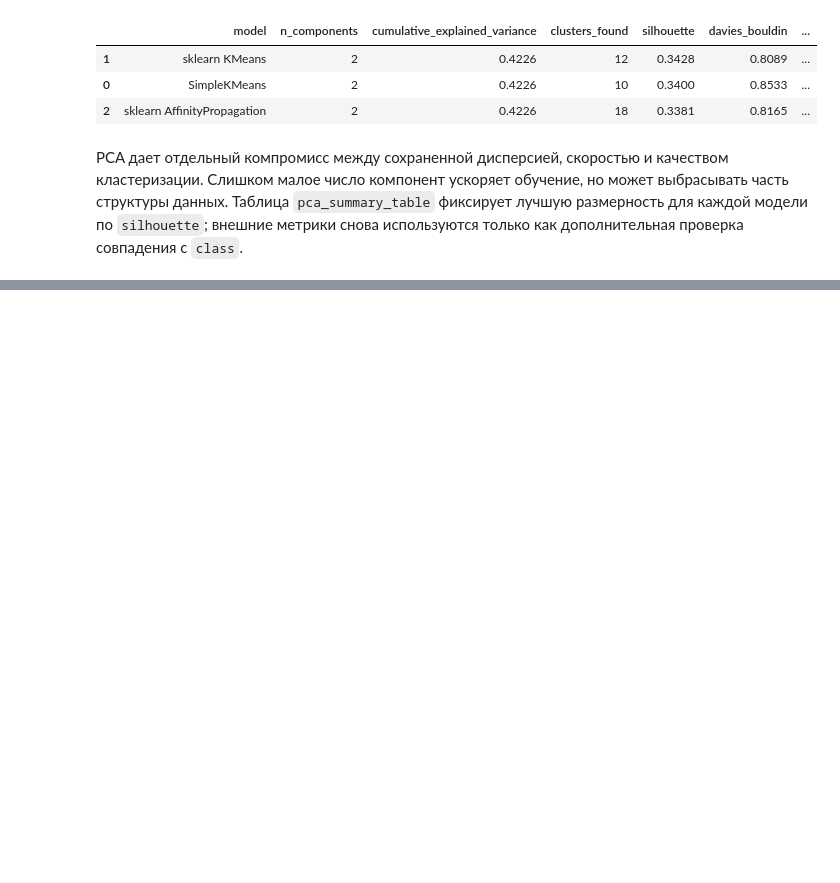
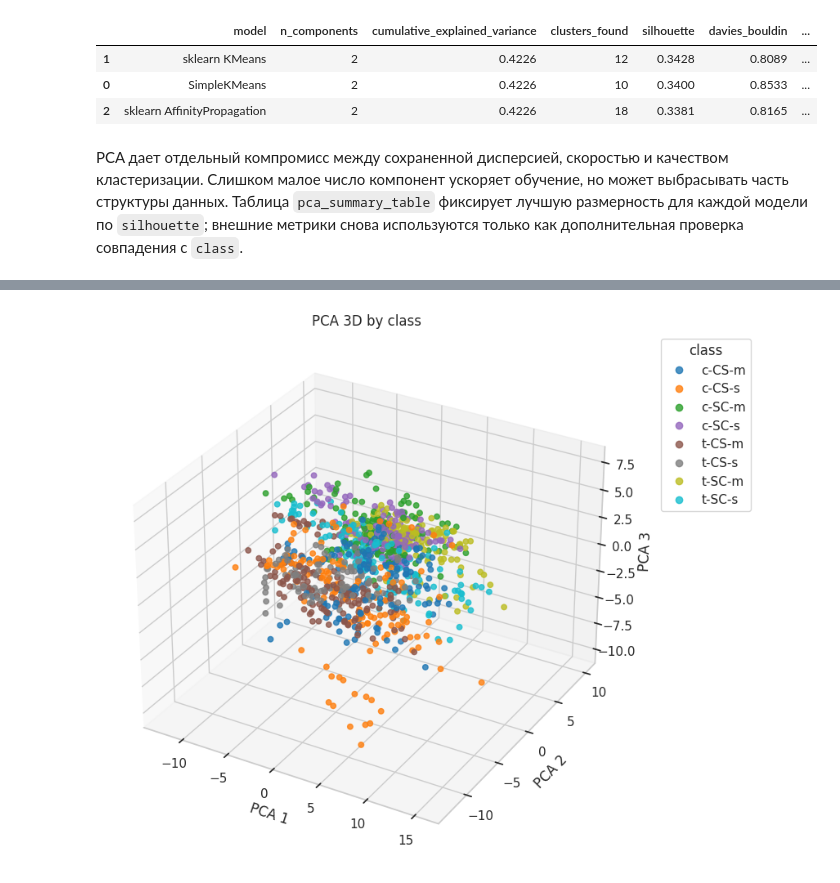
Before and after one commit to homka122/HomkaML, a Jupyter notebook: 1HW/hw1_mice_protein_clustering.ipynb, the cells around one changed output, grey strips where cells are left out. Saved outputs shown, nothing was run; the diff lists cells and outputs as text; code cells hidden in the pictures; blank space fills up the shorter version.

```diff
--- a/1HW/hw1_mice_protein_clustering.ipynb
+++ b/1HW/hw1_mice_protein_clustering.ipynb
@@ -1055,0 +1116,25 @@ PCA дает отдельный компромисс между сохранен
+# %%
+fig = plt.figure(figsize=(9, 7))
+ax = fig.add_subplot(111, projection="3d")
+
+class_codes = pd.Categorical(visualization_df["class"]).codes
+scatter = ax.scatter(
+    visualization_df["PCA 1"],
+    visualization_df["PCA 2"],
+    visualization_df["PCA 3"],
+    c=class_codes,
+    cmap="tab10",
+    s=22,
+    alpha=0.8,
+)
+ax.set_title("PCA 3D by class")
+ax.set_xlabel("PCA 1")
+ax.set_ylabel("PCA 2")
+ax.set_zlabel("PCA 3")
+
+class_categories = pd.Categorical(visualization_df["class"]).categories
+handles, _ = scatter.legend_elements()
+ax.legend(handles, class_categories, title="class", bbox_to_anchor=(1.05, 1), loc="upper left")
+plt.tight_layout()
+# %% [output]
+[figure, added]
```
Also changed, not shown: parts of 13 cells of this notebook, 1 other file.
